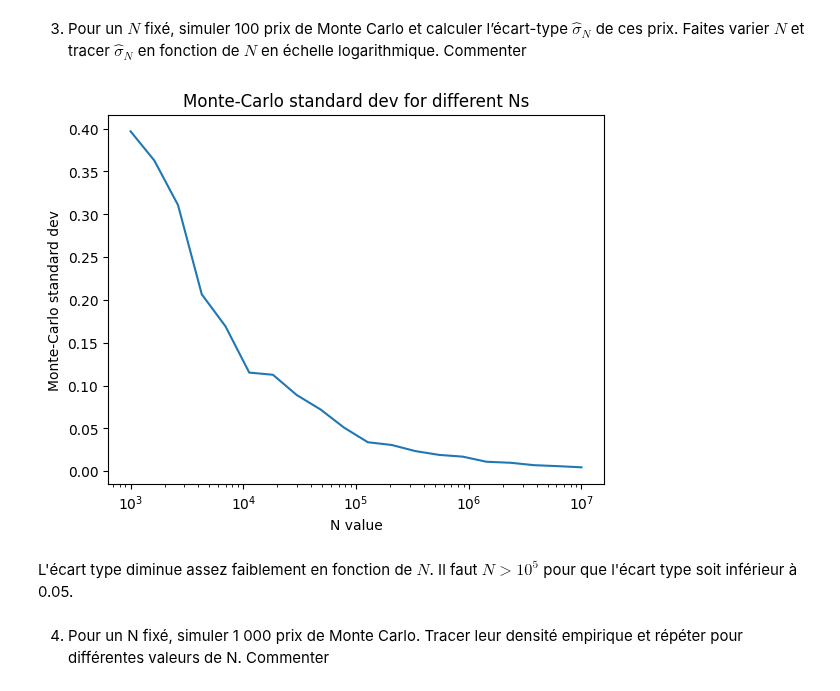
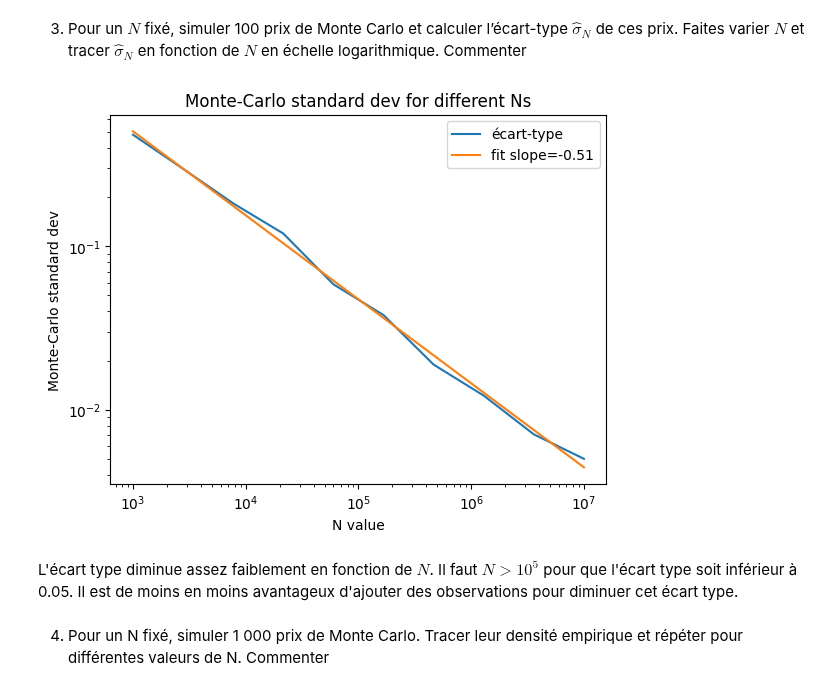
Before and after one commit to kerrianlc/stochastic-proc-fin, a Jupyter notebook: MSF-QI-LC-M.ipynb, the cells around one changed output. Drawn from its saved outputs; the diff is of its cells as text; code cells hidden in the pictures.

```diff
--- a/MSF-QI-LC-M.ipynb
+++ b/MSF-QI-LC-M.ipynb
@@ -224,25 +254,30 @@ Le prix oscille énormément avec une erreur grande pour des valeurs de $N$ peti
 3. Pour un $N$ fixé, simuler 100 prix de Monte Carlo et calculer l’écart-type $\hat\sigma_N$ de ces prix.
 Faites varier $N$ et tracer $\hat\sigma_N$ en fonction de $N$ en échelle logarithmique. Commenter
 # %%
-N_range = np.logspace(3, 7, 20)
+N_range = np.logspace(3, 7, 10)
 stds = [
     np.std(
         np.array(
-            [monte_carlo_estimator(int(Ni), K, T, S0, r, sigma)[0] for _ in range(100)]
+            [monte_carlo_estimator(int(Ni), K, T, S0, r, sigma)[0] for _ in range(50)]
         )
     )
     for Ni in N_range
-] # On calcule l'écart-type de 100 estimations pour chaque N
-plt.plot(N_range, stds)
-plt.xscale("log")
-plt.xlabel("N value")
-plt.ylabel("Monte-Carlo standard dev")
-plt.title("Monte-Carlo standard dev for different Ns")
-plt.show()
+] # On calcule l'écart-type de 50 estimations pour chaque N
-# %% [output]
-[figure, removed]
+# %%
+plt.plot(N_range, stds, label="écart-type")
+coeffs = np.polyfit(np.log(N_range), np.log(stds), 1)
+plt.plot(N_range, np.exp(coeffs[1]) * N_range ** coeffs[0], label=f"fit slope={coeffs[0]:.2f}")
+plt.xscale("log")
+plt.yscale("log")
+plt.xlabel("N value")
+plt.ylabel("Monte-Carlo standard dev")
+plt.title("Monte-Carlo standard dev for different Ns")
+plt.legend()
+plt.show()
+# %% [output]
+[figure, added]
 # %% [markdown]
-L'écart type diminue assez faiblement en fonction de $N$. Il faut $N> 10^5$ pour que l'écart type soit inférieur à 0.05.
+L'écart type diminue assez faiblement en fonction de $N$. Il faut $N> 10^5$ pour que l'écart type soit inférieur à 0.05. Il est de moins en moins avantageux d'ajouter des observations pour diminuer cet écart type.
 # %% [markdown]
 4. Pour un N fixé, simuler 1 000 prix de Monte Carlo. Tracer leur densité empirique et répéter pour différentes valeurs de N. Commenter
 # %%
```
Also changed, not shown: parts of 14 cells of this notebook.
